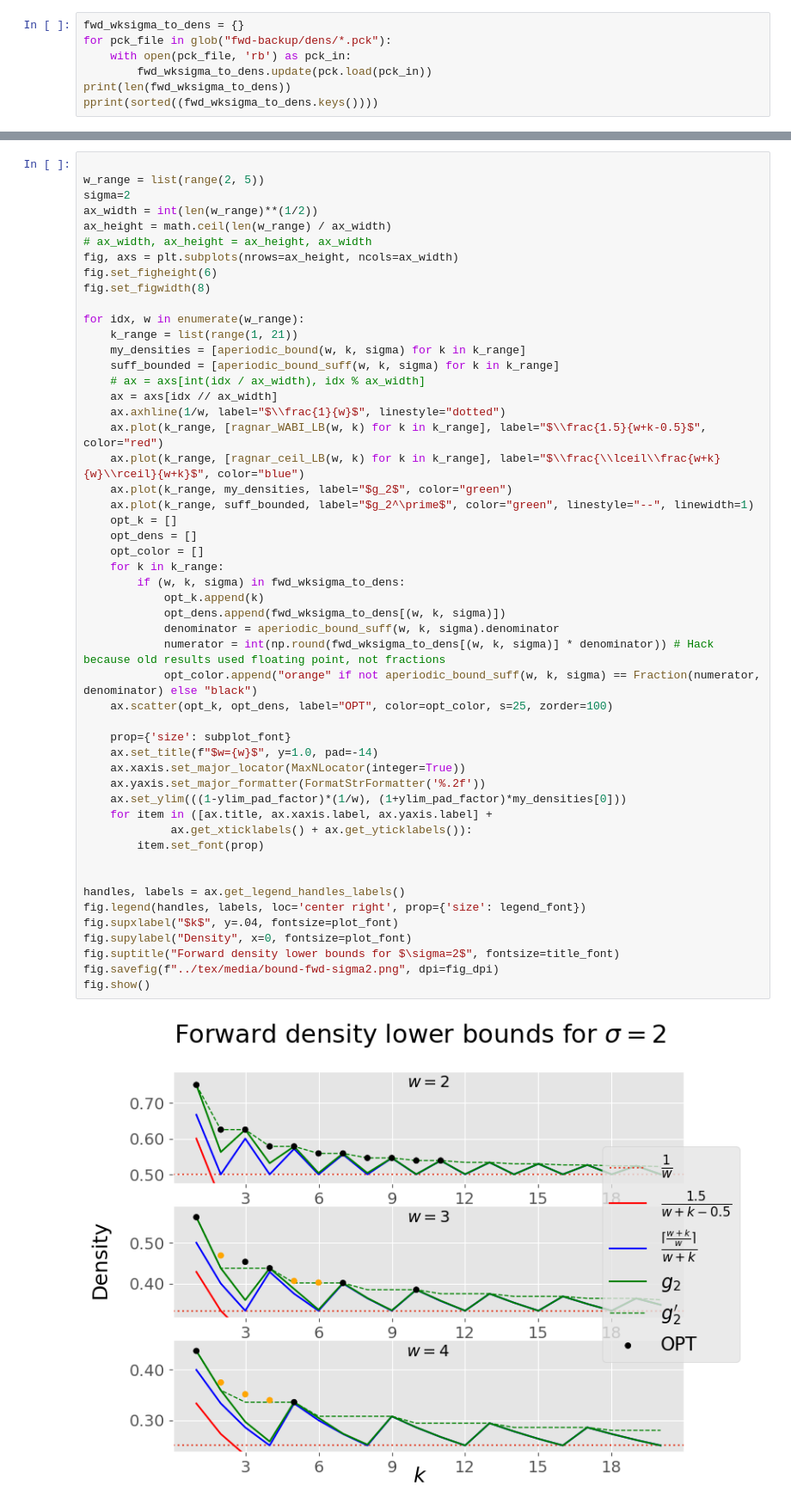
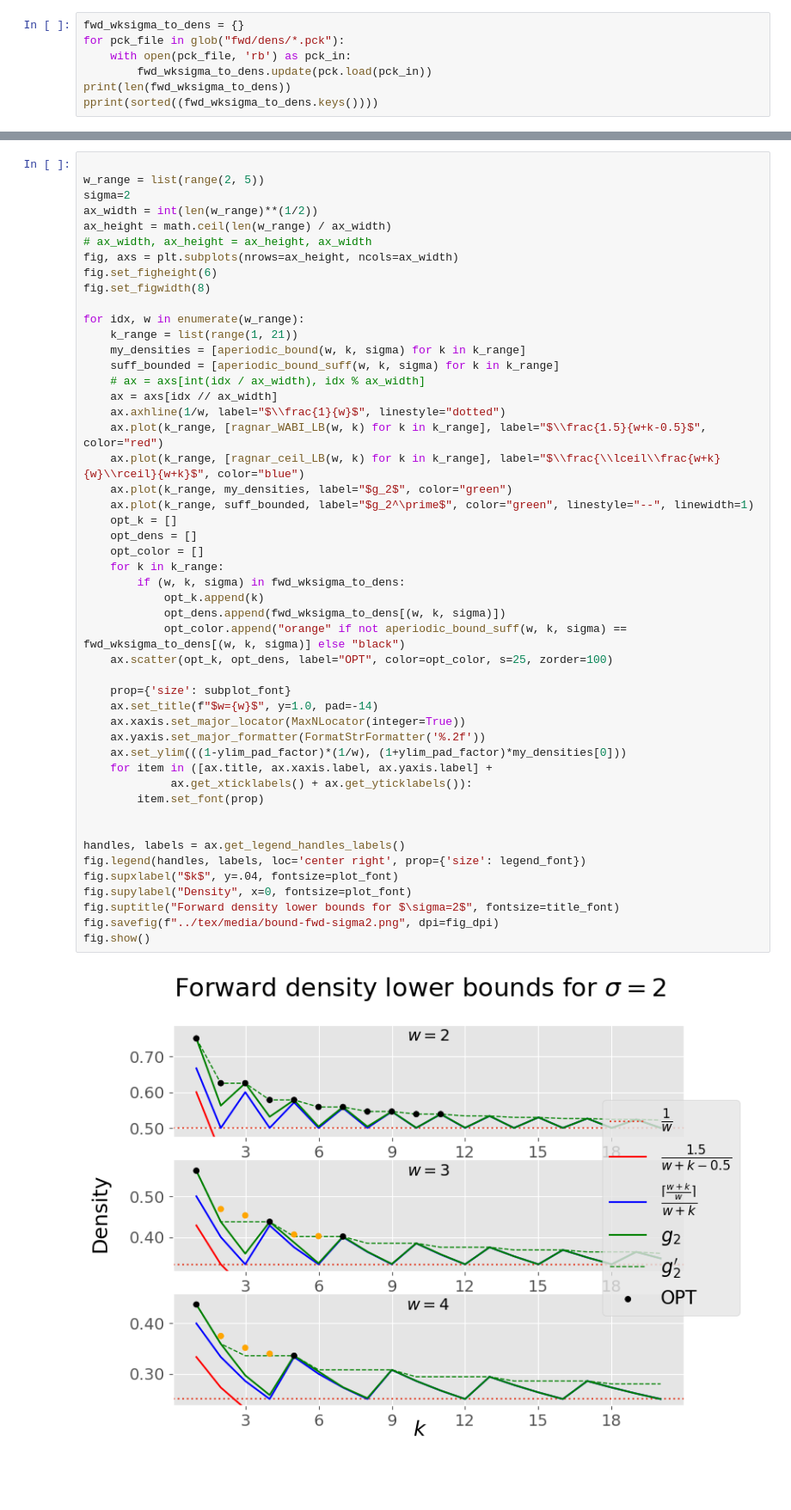
Before and after one commit to treangenlab/sampling-scheme-analysis, a Jupyter notebook: scripts/lower-bounds.ipynb, the cells around one changed output, grey strips where cells are left out. Shown at 86% size. Saved outputs shown, nothing was run; the diff lists cells and outputs as text; blank space fills up the shorter version.

```diff
--- a/scripts/lower-bounds.ipynb
+++ b/scripts/lower-bounds.ipynb
@@ -32,7 +32,7 @@ fig_dpi = 300
 ylim_pad_factor = 0.05
 # %%
 fwd_wksigma_to_dens = {}
-for pck_file in glob("fwd-backup/dens/*.pck"):
+for pck_file in glob("fwd/dens/*.pck"):
     with open(pck_file, 'rb') as pck_in:
         fwd_wksigma_to_dens.update(pck.load(pck_in))
 print(len(fwd_wksigma_to_dens))
@@ -77,37 +77,35 @@ for idx, w in enumerate(w_range):
     ax.plot(k_range, [ragnar_ceil_LB(w, k) for k in k_range], label="$\\frac{\\lceil\\frac{w+k}{w}\\rceil}{w+k}$", color="blue")
     ax.plot(k_range, my_densities, label="$g_2$", color="green")
     ax.plot(k_range, suff_bounded, label="$g_2^\prime$", color="green", linestyle="--", linewidth=1)
     opt_k = []
     opt_dens = []
     opt_color = []
     for k in k_range:
         if (w, k, sigma) in fwd_wksigma_to_dens:
             opt_k.append(k)
             opt_dens.append(fwd_wksigma_to_dens[(w, k, sigma)])
-            denominator = aperiodic_bound_suff(w, k, sigma).denominator
-            numerator = int(np.round(fwd_wksigma_to_dens[(w, k, sigma)] * denominator)) # Hack because old results used floating point, not fractions
-            opt_color.append("orange" if not aperiodic_bound_suff(w, k, sigma) == Fraction(numerator, denominator) else "black")
+            opt_color.append("orange" if not aperiodic_bound_suff(w, k, sigma) == fwd_wksigma_to_dens[(w, k, sigma)] else "black")
     ax.scatter(opt_k, opt_dens, label="OPT", color=opt_color, s=25, zorder=100)
 
     prop={'size': subplot_font}
     ax.set_title(f"$w={w}$", y=1.0, pad=-14)
     ax.xaxis.set_major_locator(MaxNLocator(integer=True))
     ax.yaxis.set_major_formatter(FormatStrFormatter('%.2f'))
     ax.set_ylim(((1-ylim_pad_factor)*(1/w), (1+ylim_pad_factor)*my_densities[0]))
     for item in ([ax.title, ax.xaxis.label, ax.yaxis.label] +
              ax.get_xticklabels() + ax.get_yticklabels()):
         item.set_font(prop)
 
 
 handles, labels = ax.get_legend_handles_labels()
 fig.legend(handles, labels, loc='center right', prop={'size': legend_font})
 fig.supxlabel("$k$", y=.04, fontsize=plot_font)
 fig.supylabel("Density", x=0, fontsize=plot_font)
 fig.suptitle("Forward density lower bounds for $\sigma=2$", fontsize=title_font)
 fig.savefig(f"../tex/media/bound-fwd-sigma2.png", dpi=fig_dpi)
 fig.show()
 # %% [output]
-[figure, old version]
+[figure, new version]
 # %%
 
 sigma_range = list(range(2, 5))
```
Also changed, not shown: parts of 7 cells of this notebook, 5 other files.
